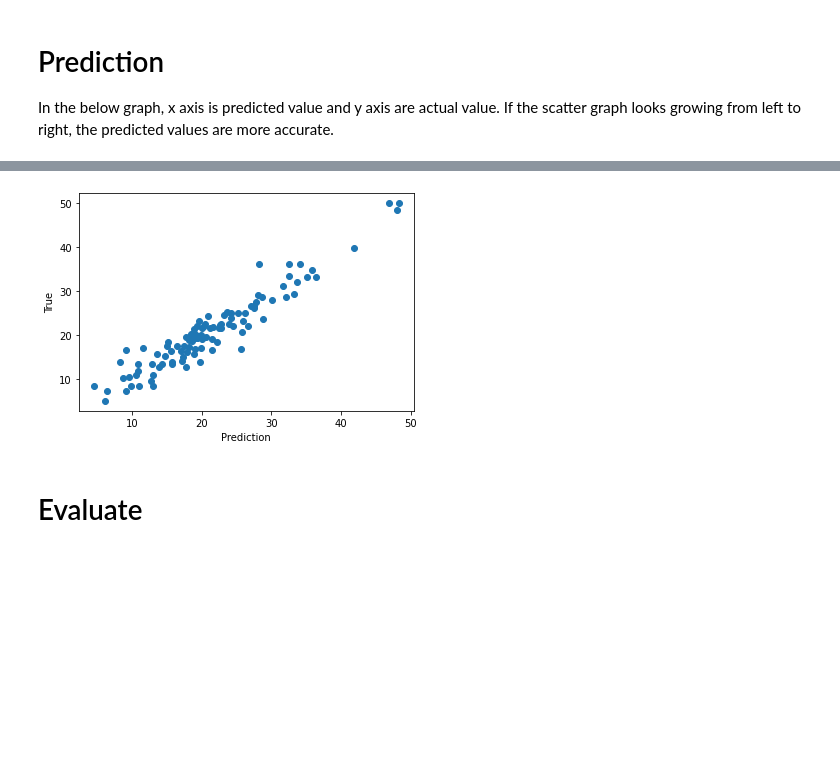
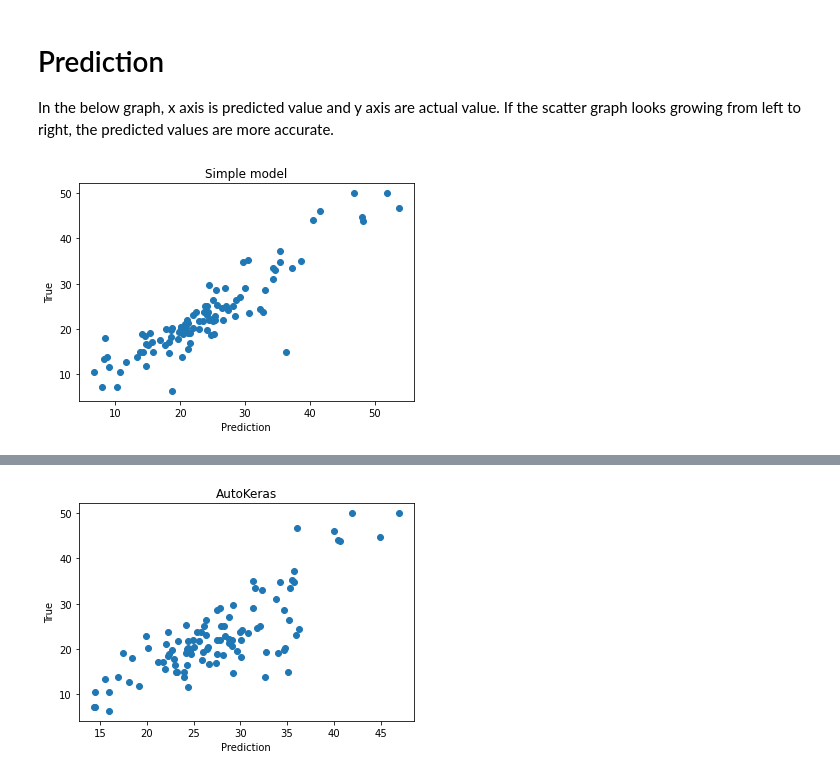
Before and after one commit to eiki-takeuchi/ml-project, a Jupyter notebook: Boston Housing Prediction.ipynb, the cells around one changed output, grey strips where cells are left out. Saved outputs shown, nothing was run; the diff lists cells and outputs as text; code cells hidden in the pictures; blank space fills up the shorter version.

```diff
--- a/Boston Housing Prediction.ipynb
+++ b/Boston Housing Prediction.ipynb
@@ -198,10 +285,20 @@ _________________________________________________________________
 
 In the below graph, x axis is predicted value and y axis are actual value. If the scatter graph looks growing from left to right, the predicted values are more accurate.
 # %%
-pred_result = auto_ml_model.predict(test_dataset_x)
+pred_result = model.predict(test_dataset_x)
 
 plt.scatter(pred_result, test_dataset_y)
+plt.title('Simple model')
 plt.xlabel("Prediction")
 plt.ylabel("True")
 plt.show()
+
+auto_keras_pred_result = auto_keras_model.predict(test_dataset_x)
+
+plt.scatter(auto_keras_pred_result, test_dataset_y)
+plt.title('AutoKeras')
+plt.xlabel("Prediction")
+plt.ylabel("True")
+plt.show()
 # %% [output]
+[figure, new version]
@@ -209,3 +306 @@ plt.show()
-[figure, old version]
+[figure, added]
-# %% [markdown]
-# Evaluate
```
Also changed, not shown: parts of 26 cells of this notebook.
